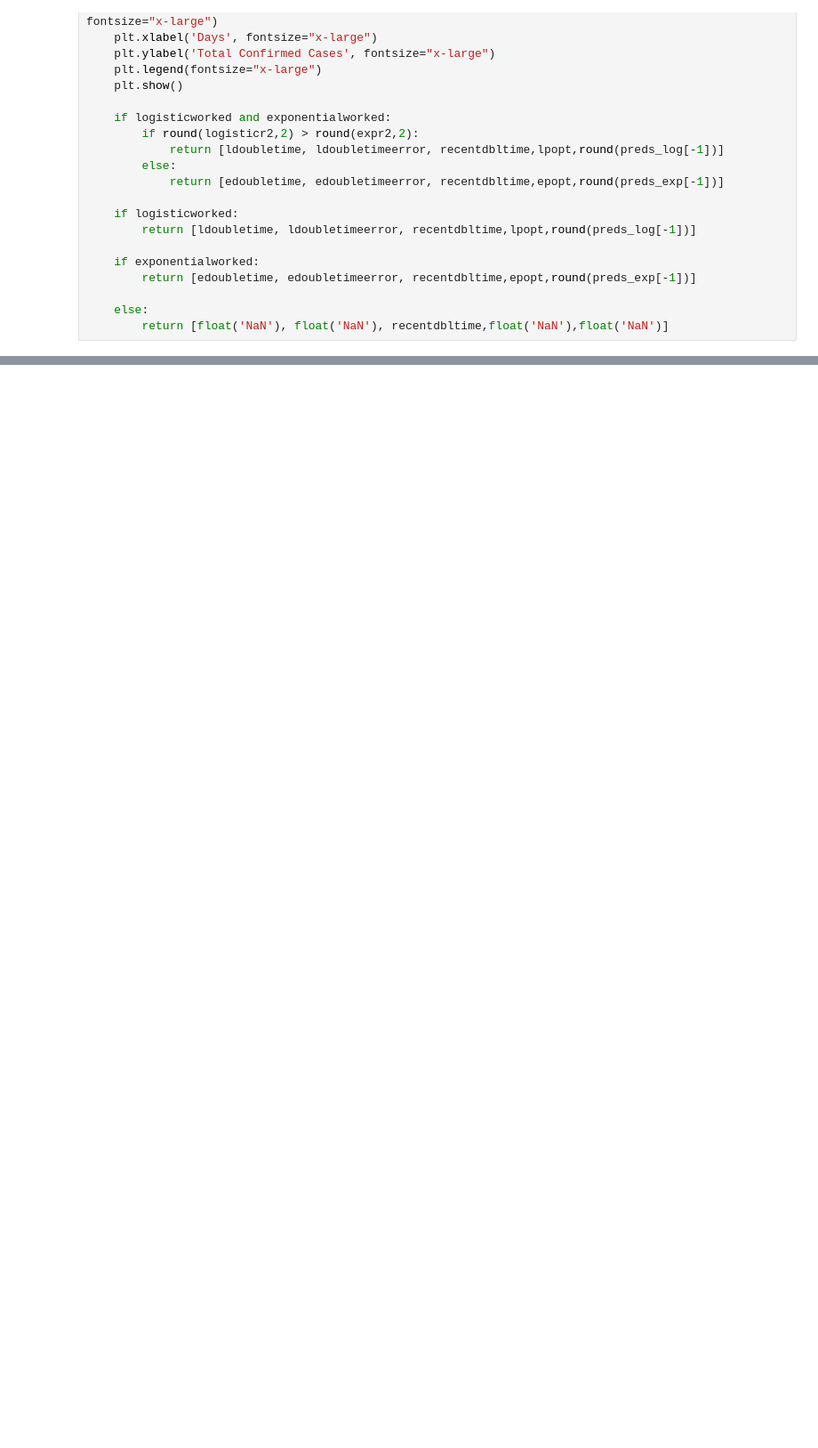
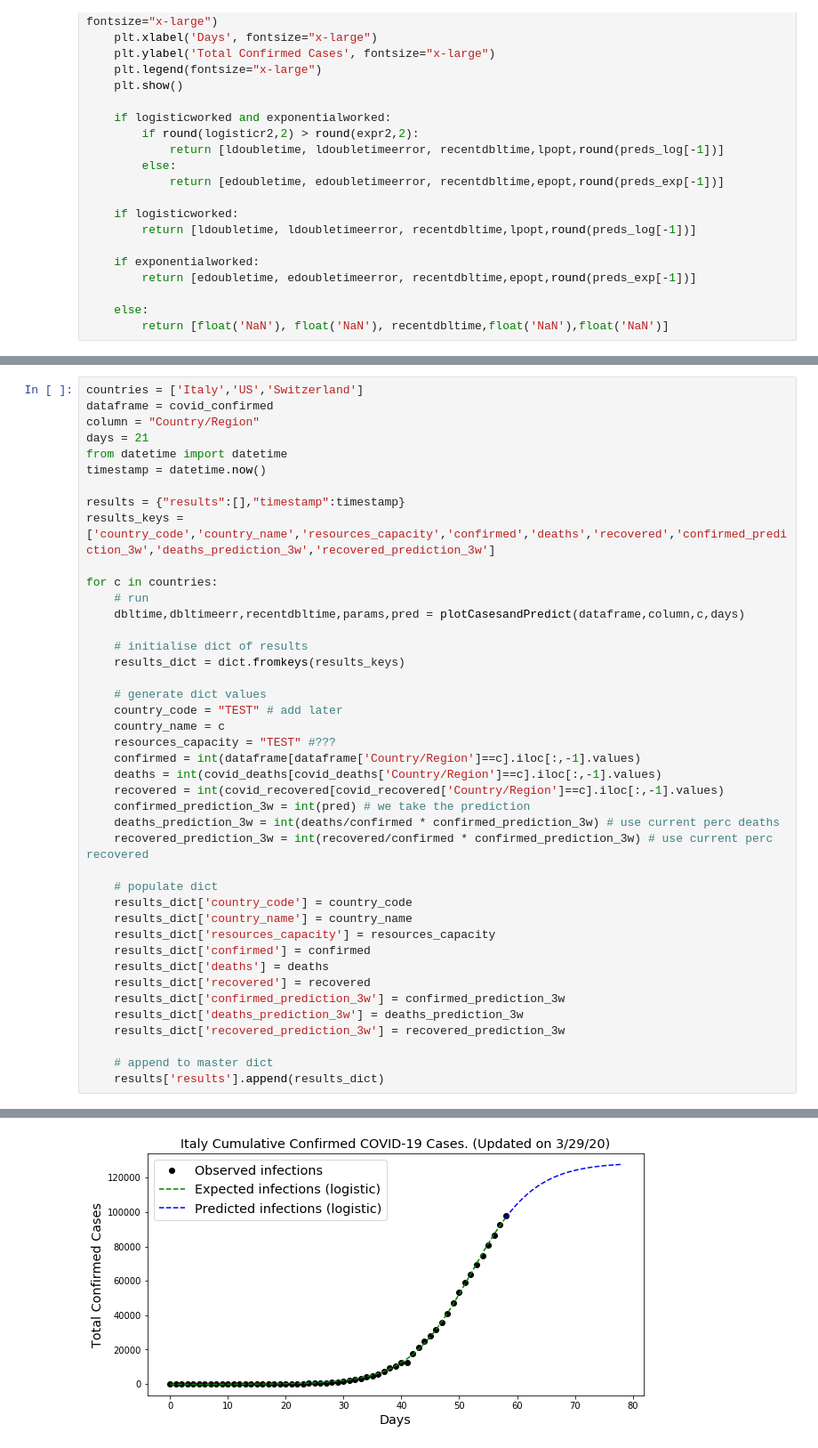
Before and after one commit to othrif/covics-19, a Jupyter notebook: model_building/modeling_covics.ipynb, the cells around one changed output, grey strips where cells are left out. Shown at 89% size. Cells and saved outputs as stored; diff of their text form; blank space fills up the shorter version.

Commit message:
added dict creation

```diff
--- a/model_building/modeling_covics.ipynb
+++ b/model_building/modeling_covics.ipynb
@@ -1580,0 +1547,43 @@ for c in countries:
+# %%
+countries = ['Italy','US','Switzerland']
+dataframe = covid_confirmed
+column = "Country/Region"
+days = 21
+from datetime import datetime
+timestamp = datetime.now()
+
+results = {"results":[],"timestamp":timestamp}
+results_keys = ['country_code','country_name','resources_capacity','confirmed','deaths','recovered','confirmed_prediction_3w','deaths_prediction_3w','recovered_prediction_3w']
+
+for c in countries:
+    # run
+    dbltime,dbltimeerr,recentdbltime,params,pred = plotCasesandPredict(dataframe,column,c,days)
+
+    # initialise dict of results
+    results_dict = dict.fromkeys(results_keys)
+
+    # generate dict values
+    country_code = "TEST" # add later
+    country_name = c
+    resources_capacity = "TEST" #???
+    confirmed = int(dataframe[dataframe['Country/Region']==c].iloc[:,-1].values)
+    deaths = int(covid_deaths[covid_deaths['Country/Region']==c].iloc[:,-1].values)
+    recovered = int(covid_recovered[covid_recovered['Country/Region']==c].iloc[:,-1].values)
+    confirmed_prediction_3w = int(pred) # we take the prediction
+    deaths_prediction_3w = int(deaths/confirmed * confirmed_prediction_3w) # use current perc deaths
+    recovered_prediction_3w = int(recovered/confirmed * confirmed_prediction_3w) # use current perc recovered
+
+    # populate dict
+    results_dict['country_code'] = country_code
+    results_dict['country_name'] = country_name
+    results_dict['resources_capacity'] = resources_capacity
+    results_dict['confirmed'] = confirmed
+    results_dict['deaths'] = deaths
+    results_dict['recovered'] = recovered
+    results_dict['confirmed_prediction_3w'] = confirmed_prediction_3w
+    results_dict['deaths_prediction_3w'] = deaths_prediction_3w
+    results_dict['recovered_prediction_3w'] = recovered_prediction_3w
+
+    # append to master dict
+    results['results'].append(results_dict)
+# %% [output]
@@ -1580,0 +1607 @@ for c in countries:
+[figure, added]
```
Also changed, not shown: parts of 17 cells of this notebook.
